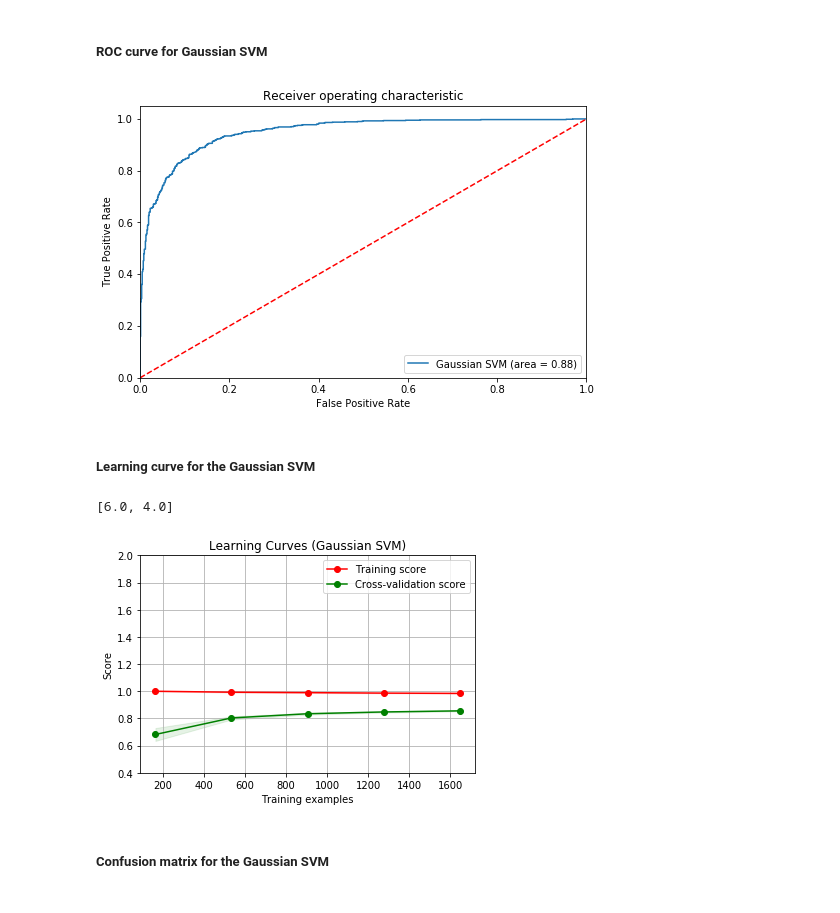
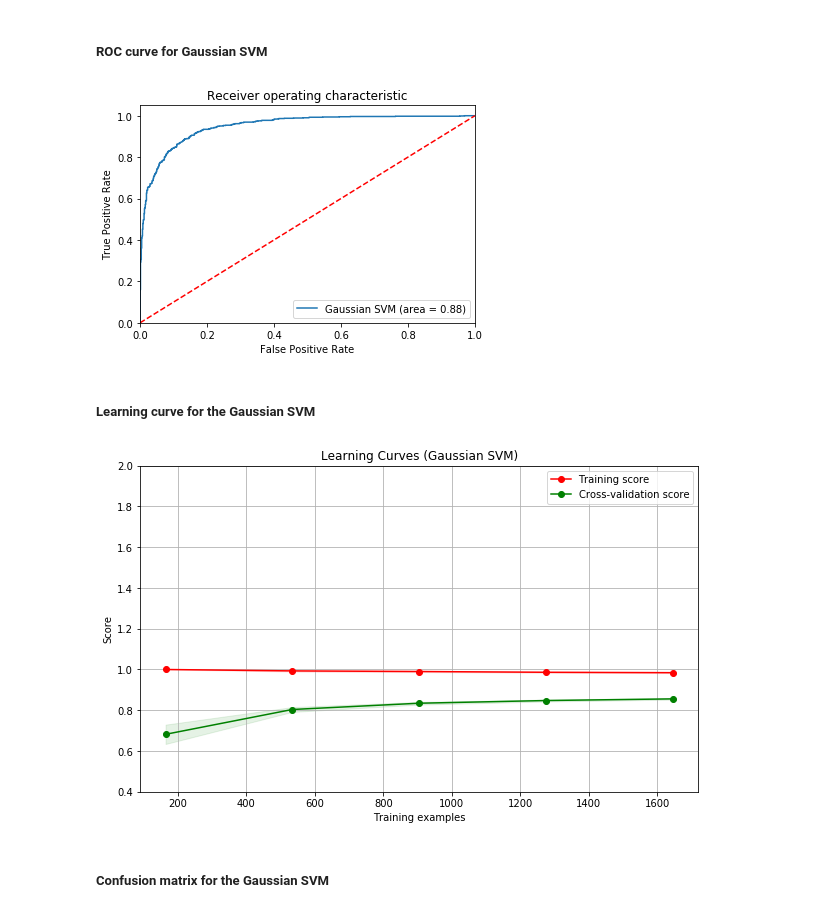
Before and after one commit to dim4o/gender-recognizer, a Jupyter notebook: Gender Classification.ipynb, the cells around one changed output. Cells and saved outputs as stored; diff of their text form; code cells hidden in the pictures.

```diff
--- a/Gender Classification.ipynb
+++ b/Gender Classification.ipynb
@@ -727,7 +694,7 @@ pca_features = pca.fit_transform(scaled_features)
 estimator = LogisticRegression(C=0.001)
 #estimator.fit(features_test, labels_test)
 plot_learning_curve(estimator, title, pca_features, labels, ylim=(0.4, 2.), cv=cv, n_jobs=4)
-print(plt.rcParams["figure.figsize"])
-plt.rcParams["figure.figsize"] = (10, 6)
+# print(plt.rcParams["figure.figsize"])
+# plt.rcParams["figure.figsize"] = (10, 6)
 plt.show()
 # %% [output]
@@ -744,6 +711,6 @@ np.set_printoptions(precision=2)
 plt.figure()
 plot_confusion_matrix(cnf_matrix, classes=np.array(["Males", "Females"]),
                       title='Confusion matrix, without normalization', normalize=True)
-plt.rcParams["figure.figsize"] = (8, 5)
+# plt.rcParams["figure.figsize"] = (8, 5)
 plt.show()
 # %% [output]
@@ -901,22 +870,22 @@ svm_estimator = grid_search_svm.best_estimator_
 roc = plot_roc_curve(svm_estimator, features_test, labels_test, title="Gaussian SVM")
 roc.show()
 # %% [output]
-[figure, old version]
+[figure, new version]
 # %% [markdown]
 ##### Learning curve for the Gaussian SVM
 # %%
+# Time: ~1 min
 title = "Learning Curves (Gaussian SVM)"
 # Cross validation with 100 iterations to get smoother mean test and train
 # score curves, each time with 20% data randomly selected as a validation set.
 cv = ShuffleSplit(n_splits=10, test_size=0.7, random_state=0)
 
 plot_learning_curve(grid_search_svm.best_estimator_, title, features, labels, ylim=(0.4, 2.), cv=cv, n_jobs=4)
-print(plt.rcParams["figure.figsize"])
-plt.rcParams["figure.figsize"] = (10, 6)
+# print(plt.rcParams["figure.figsize"])
+# plt.rcParams["figure.figsize"] = (10, 6)
 plt.show()
 # %% [output]
-[6.0, 4.0]
-[figure, old version]
+[figure, new version]
 # %% [markdown]
 ##### Confusion matrix for the Gaussian SVM
 # %%
```
Also changed, not shown: parts of 61 cells of this notebook.
